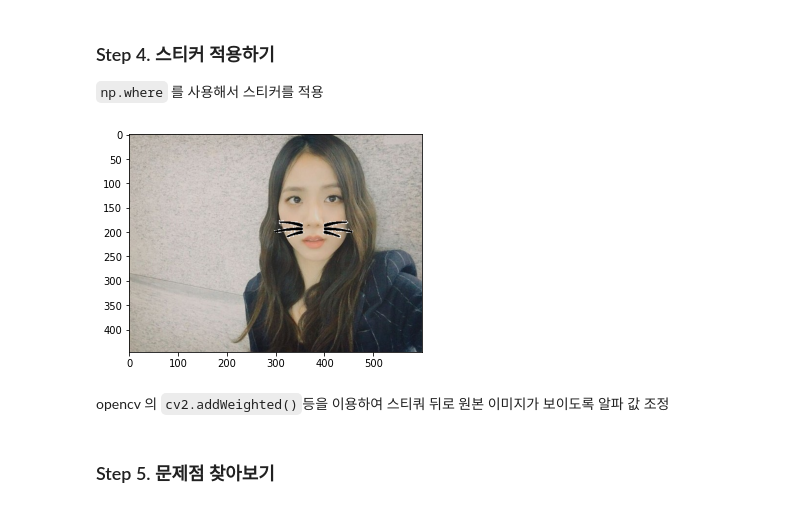
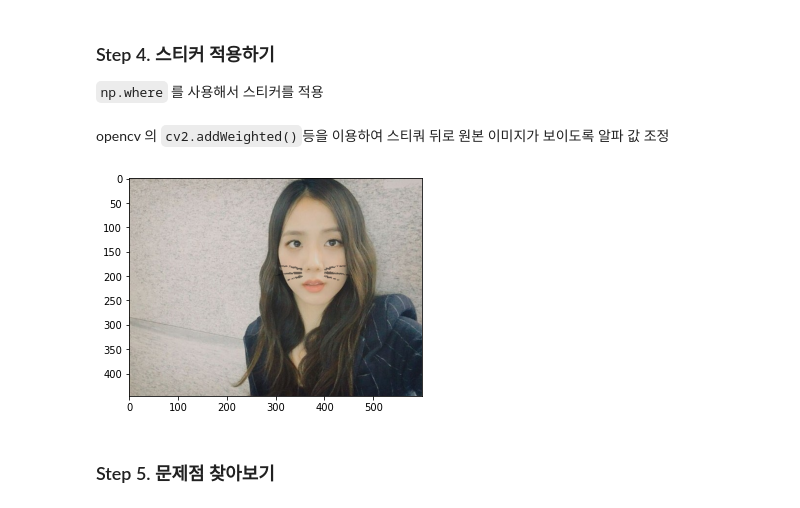
Before and after one commit to traumasj201/aiffel_report, a Jupyter notebook: exp3/exp3.ipynb, the cells around one changed output. Cells and saved outputs as stored; diff of their text form; code cells hidden in the pictures.

````diff
--- a/exp3/exp3.ipynb
+++ b/exp3/exp3.ipynb
@@ -102,15 +102,16 @@ sticker_area = img_show[int(refined_y):int(refined_y+img_sticker.shape[0]), int(
 # %% [markdown]
 ### Step 4. 스티커 적용하기
 ```np.where``` 를 사용해서 스티커를 적용
-# %%
-img_show[refined_y:refined_y + img_sticker.shape[0], refined_x:refined_x + img_sticker.shape[1]] = \
-     np.where(img_sticker==255, sticker_area, img_sticker).astype(np.uint8)
-
-imshow(img_show)
-# %% [output]
-[figure, removed]
 # %% [markdown]
 opencv 의 ```cv2.addWeighted()```등을 이용하여 스티쿼 뒤로 원본 이미지가 보이도록 알파 값 조정
+# %%
+img_show[refined_y:refined_y + img_sticker.shape[0], refined_x:refined_x + img_sticker.shape[1]] = \
+cv2.addWeighted(sticker_area, 0.5, np.where(img_sticker==0, img_sticker, sticker_area).astype(np.uint8), 0.5, 0)
+
+
+imshow(img_show)
+# %% [output]
+[figure, added]
 # %% [markdown]
 ### Step 5. 문제점 찾아보기
 # %% [markdown]
````
